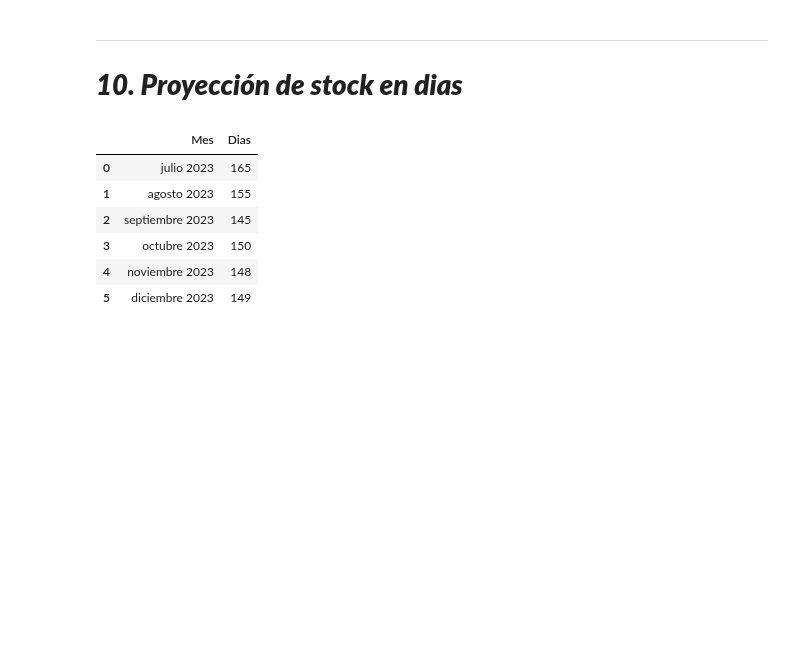
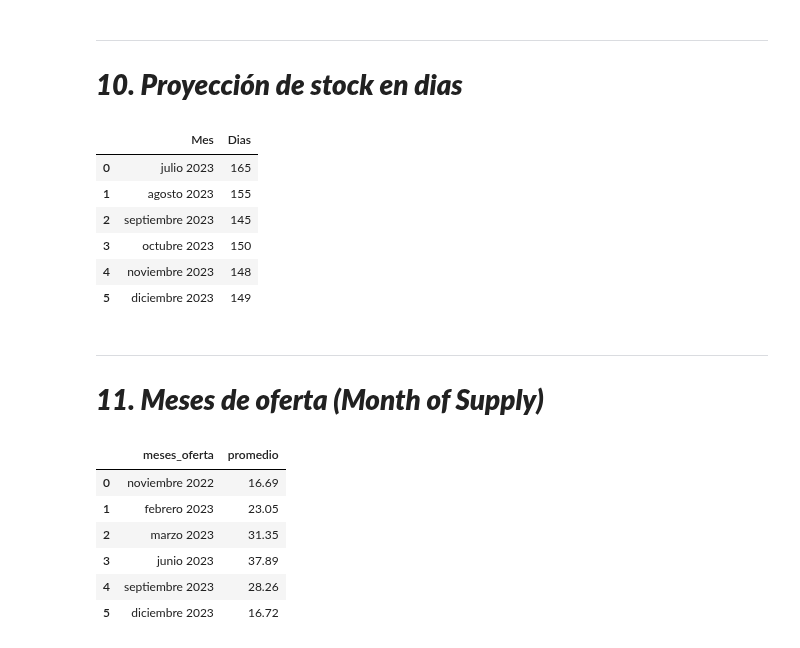
Before and after one commit to MiguelDWT4toCreativo/Datalpine, a Jupyter notebook: resources/jupyter/tiempo_mercado.ipynb, the cells around one changed output. Drawn from its saved outputs; the diff is of its cells as text; code cells hidden in the pictures; blank space fills up the shorter version.

Commit message:
Estudio: 11. Meses de oferta, Con datos directos

```diff
--- a/resources/jupyter/tiempo_mercado.ipynb
+++ b/resources/jupyter/tiempo_mercado.ipynb
@@ -295,3 +295,26 @@ def guardar_grafico_como_html(fig, nombre_archivo, carpeta='graficas'):
 
 guardar_grafico_como_html(fig, 'g_scatt_stockdias_pachuca', carpeta='graficas')
 fig.show()
+# %% [markdown]
+___
+# ***11. Meses de oferta (Month of Supply)***
+# %%
+import pandas as pd
+
+# Datos
+datos = {
+    'meses_oferta': ['noviembre 2022', 'febrero 2023', 'marzo 2023', 'junio 2023', 'septiembre 2023', 'diciembre 2023'],
+    'promedio' : [16.69,23.05,31.35,37.89,28.26,16.72]
+}
+
+# Convertir a DataFrame
+df_oferta_creditos = pd.DataFrame(datos)
+df_oferta_creditos
+# %% [output]
+|  | meses_oferta | promedio |
+| 0 | noviembre 2022 | 16.69 |
+| 1 | febrero 2023 | 23.05 |
+| 2 | marzo 2023 | 31.35 |
+| 3 | junio 2023 | 37.89 |
+| 4 | septiembre 2023 | 28.26 |
+| 5 | diciembre 2023 | 16.72 |
```
Also changed, not shown: parts of 1 cell of this notebook, 2 other files.
